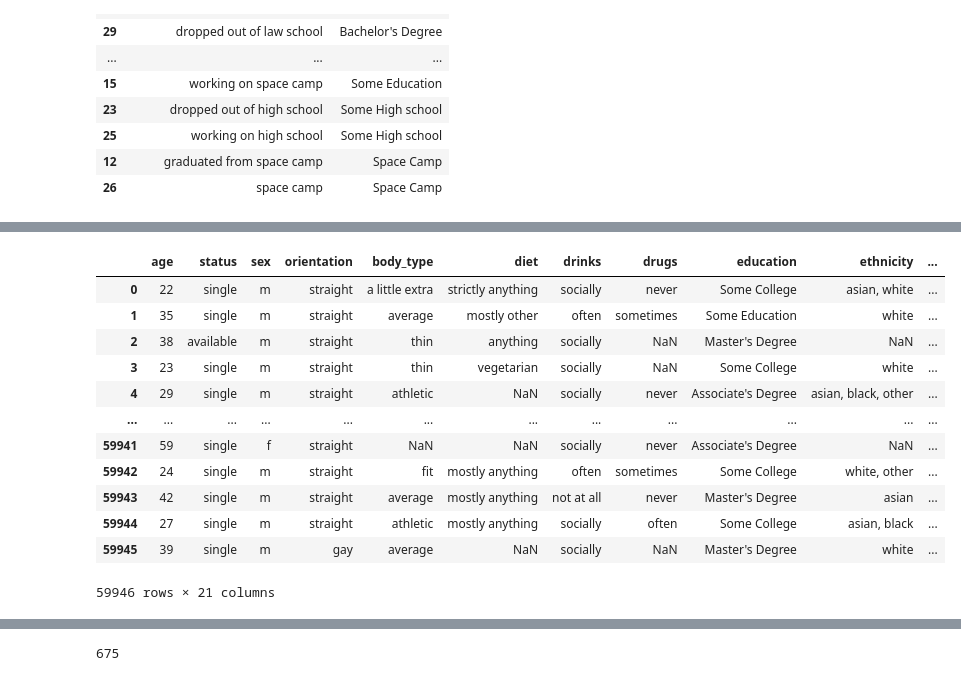
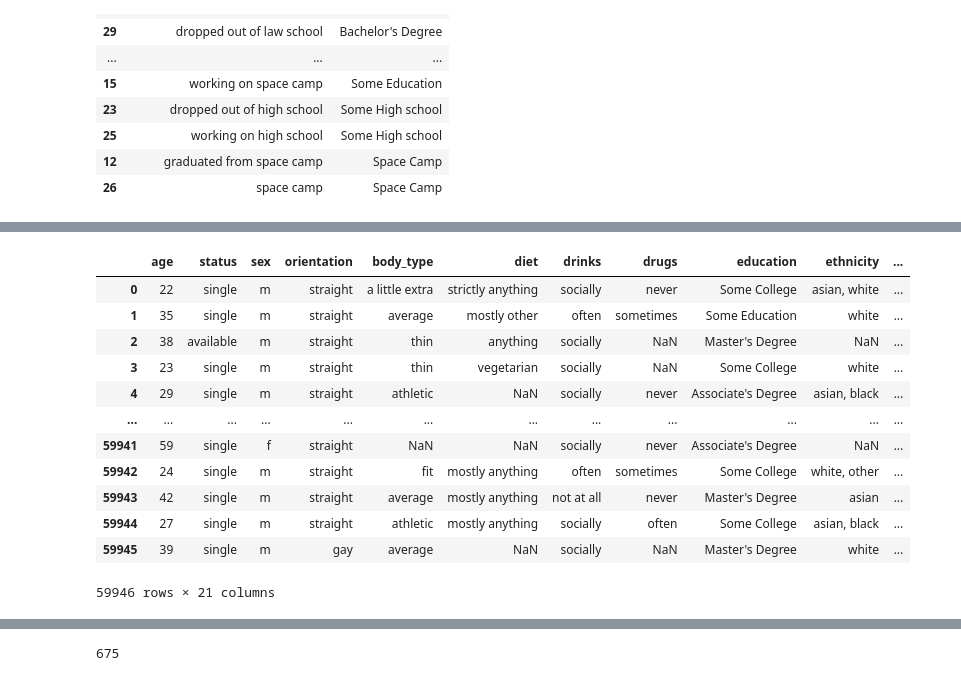
Before and after one commit to truongphamnguyen/daimil-midterm-project, a Jupyter notebook: notebooks/exploring_data.ipynb, the cells around one changed output, grey strips where cells are left out. Cells and saved outputs as stored; diff of their text form; code cells hidden in the pictures.

```diff
--- a/notebooks/exploring_data.ipynb
+++ b/notebooks/exploring_data.ipynb
@@ -305,34 +278,33 @@ cupid_df['ethnicity'].value_counts().to_dict()
 # %%
 # Revising education column, shortens amount of labels
 cupid_revised_df = cupid_df.replace({"education": edu_cat_dict})
 
 # Replace -1 with nan values in "income" column
 cupid_revised_df.loc[cupid_revised_df['income'] < 0, 'income'] = np.nan
 
 # Using astype(str) to deal with nan values. nan values when combining with str will return a nan, therefore spoil the integrity of data
 cupid_revised_df['all_essays'] = cupid_revised_df['essay0'].astype(str) + cupid_revised_df['essay1'].astype(str) + cupid_revised_df['essay2'].astype(str) + cupid_revised_df['essay3'].astype(str) + cupid_revised_df['essay4'].astype(str) + cupid_revised_df['essay5'].astype(str) + cupid_revised_df['essay6'].astype(str) + cupid_revised_df['essay7'].astype(str) + cupid_revised_df['essay8'].astype(str) + cupid_revised_df['essay9'].astype(str)
 
 # Removing locations and last_online column
 cupid_revised_df = cupid_revised_df.drop(columns=['location','last_online'])
 
 # Dropping essay0, essay1, essay2 ... etc.
 cupid_revised_df = cupid_revised_df.drop(columns=['essay0','essay1','essay2','essay3','essay4','essay5','essay6','essay7','essay8','essay9'])
 
 # Adding column words counting how many words a person typing, nan consider one word
 cupid_revised_df['words'] = cupid_revised_df['all_essays'].str.split().str.len()
 
-#
-
-
+#  only taking 10 characters of each row of ethnicity column
+cupid_revised_df['ethnicity'] = cupid_revised_df['ethnicity'].str[:12]
 
 cupid_revised_df
 # %% [output]
 |  | age | status | sex | orientation | body_type | diet | drinks | drugs | education | ethnicity | ... |
 | 0 | 22 | single | m | straight | a little extra | strictly anything | socially | never | Some College | asian, white | ... |
 | 1 | 35 | single | m | straight | average | mostly other | often | sometimes | Some Education | white | ... |
 | 2 | 38 | available | m | straight | thin | anything | socially | NaN | Master's Degree | NaN | ... |
 | 3 | 23 | single | m | straight | thin | vegetarian | socially | NaN | Some College | white | ... |
-| 4 | 29 | single | m | straight | athletic | NaN | socially | never | Associate's Degree | asian, black, other | ... |
+| 4 | 29 | single | m | straight | athletic | NaN | socially | never | Associate's Degree | asian, black | ... |
 | ... | ... | ... | ... | ... | ... | ... | ... | ... | ... | ... | ... |
 | 59941 | 59 | single | f | straight | NaN | NaN | socially | never | Associate's Degree | NaN | ... |
 | 59942 | 24 | single | m | straight | fit | mostly anything | often | sometimes | Some College | white, other | ... |
```
Also changed, not shown: parts of 38 cells of this notebook, 14 other files.
